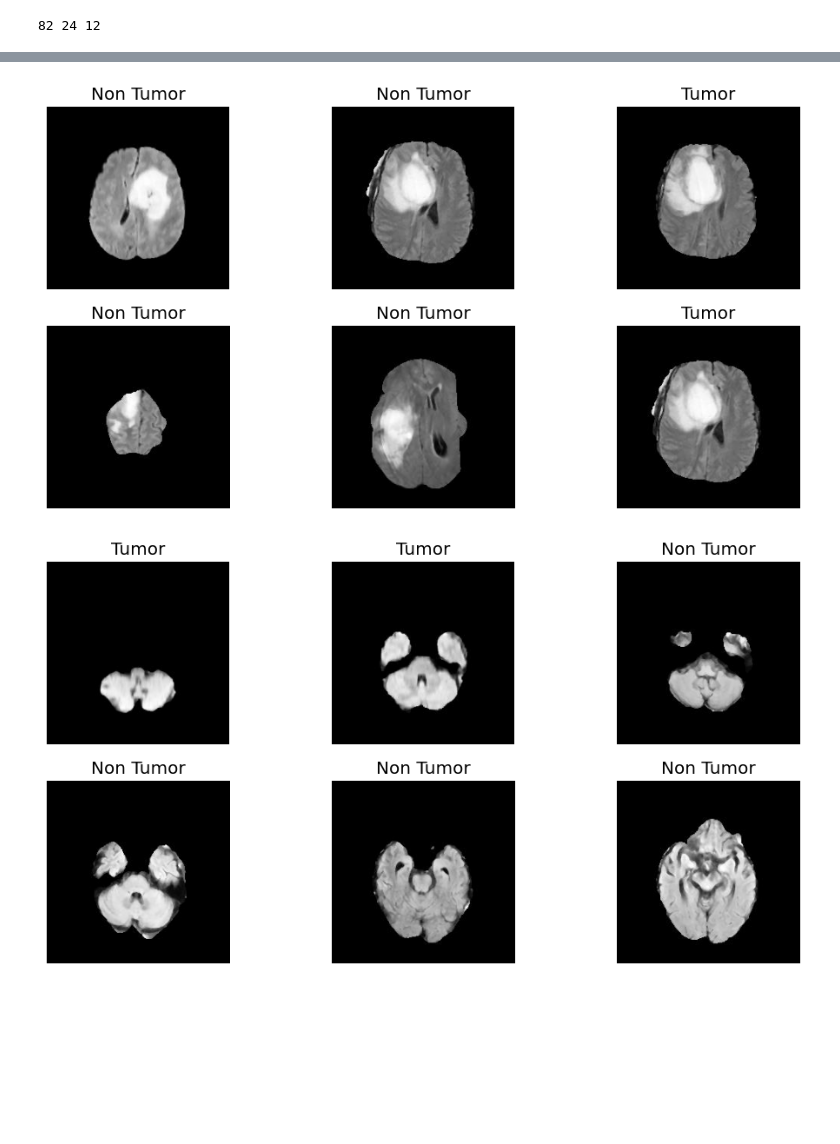
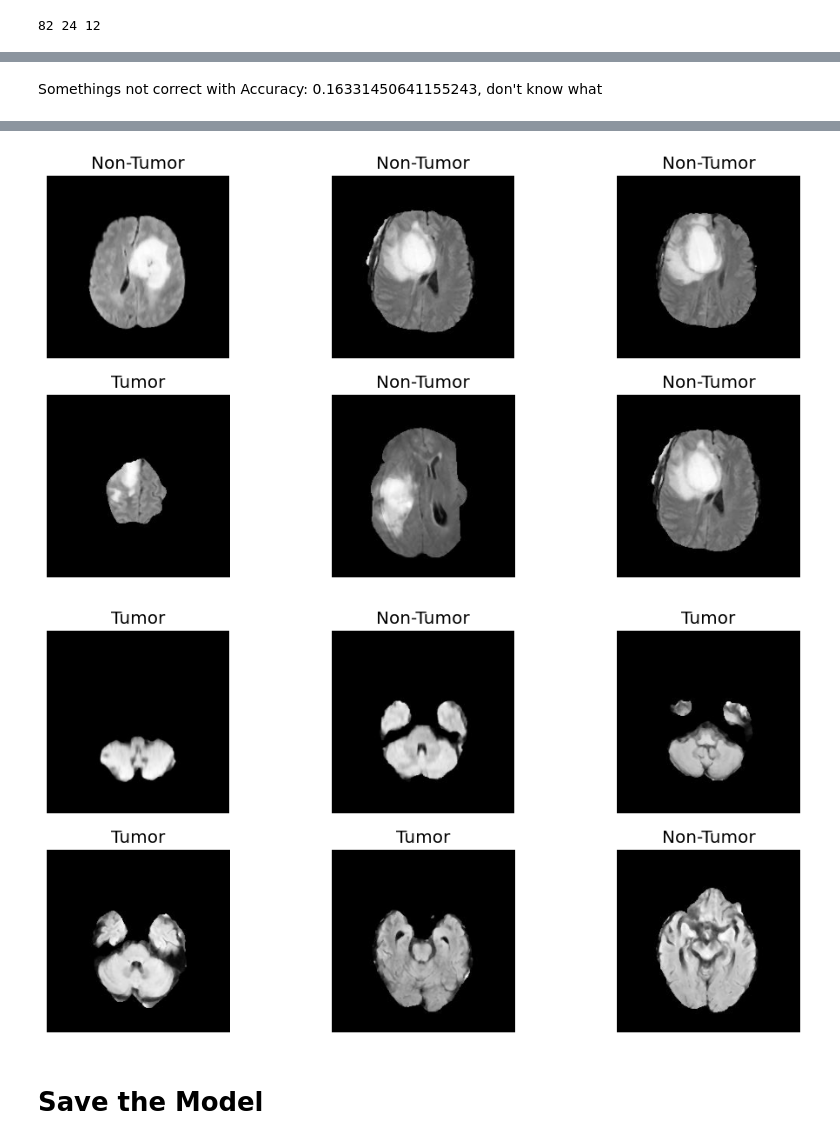
Before and after one commit to grahanoi/classifier_brain_tumor, a Jupyter notebook: main.ipynb, the cells around one changed output, grey strips where cells are left out. Drawn from its saved outputs; the diff is of its cells as text; code cells hidden in the pictures; blank space fills up the shorter version.

```diff
--- a/main.ipynb
+++ b/main.ipynb
@@ -152,0 +151,10 @@ Modeling
+# %%
+# Define data augmentation only for training
+train_data_augmentation = tf.keras.Sequential([
+    tf.keras.layers.RandomFlip("horizontal_and_vertical"),
+    tf.keras.layers.RandomRotation(0.2),
+    tf.keras.layers.RandomZoom(height_factor=(-0.3, 0.3), width_factor=(-0.3, 0.3))
+])
+
+# Apply augmentation to the training dataset
+train = train.map(lambda x, y: (train_data_augmentation(x, training=True), y))
@@ -284,20 +264,30 @@ Epoch 9/10
+# %% [markdown]
+Somethings not correct with Accuracy: 0.16331450641155243, don't know what
 # %%
-# Test the model on a few images from the dataset and check the predictions
-test_data = train_data_gen.flow_from_directory('data/labeled', target_size=(150, 150), class_mode='binary', subset='validation')
-predictions = model.predict(test_data)
+# Predictions on test dataset
+predictions = model.predict(test)  # Use the 'test' dataset directly
+
+# Display predictions for images from tumor_folder
 plt.figure(figsize=(12, 6))
 for i in range(6):
+    # Load images directly from the folder
+    img_path = os.path.join(tumor_folder, os.listdir(tumor_folder)[i])
+    img = mpimg.imread(img_path)
     plt.subplot(2, 3, i+1)
-    plt.imshow(mpimg.imread(os.path.join(tumor_folder, os.listdir(tumor_folder)[i])))
-    plt.title('Tumor' if predictions[i] > 0.5 else 'Non Tumor')
+    plt.imshow(img)
+    plt.title('Tumor' if predictions[i] > 0.5 else 'Non-Tumor')
     plt.axis('off')
 plt.show()
 
+# Display predictions for images from non_tumor_folder
 plt.figure(figsize=(12, 6))
 for i in range(6):
+    # Load images directly from the folder
+    img_path = os.path.join(non_tumor_folder, os.listdir(non_tumor_folder)[i])
+    img = mpimg.imread(img_path)
     plt.subplot(2, 3, i+1)
-    plt.imshow(mpimg.imread(os.path.join(non_tumor_folder, os.listdir(non_tumor_folder)[i])))
-    plt.title('Tumor' if predictions[i+6] > 0.5 else 'Non Tumor')
+    plt.imshow(img)
+    plt.title('Tumor' if predictions[i+6] > 0.5 else 'Non-Tumor')
     plt.axis('off')
 plt.show()
 # %% [output]
@@ -306,2 +295,4 @@ Found 751 images belonging to 2 classes.
-[figure, old version]
+[figure, new version]
-[figure, old version]
+[figure, new version]
+# %% [markdown]
+# Save the Model
```
Also changed, not shown: parts of 21 cells of this notebook.
